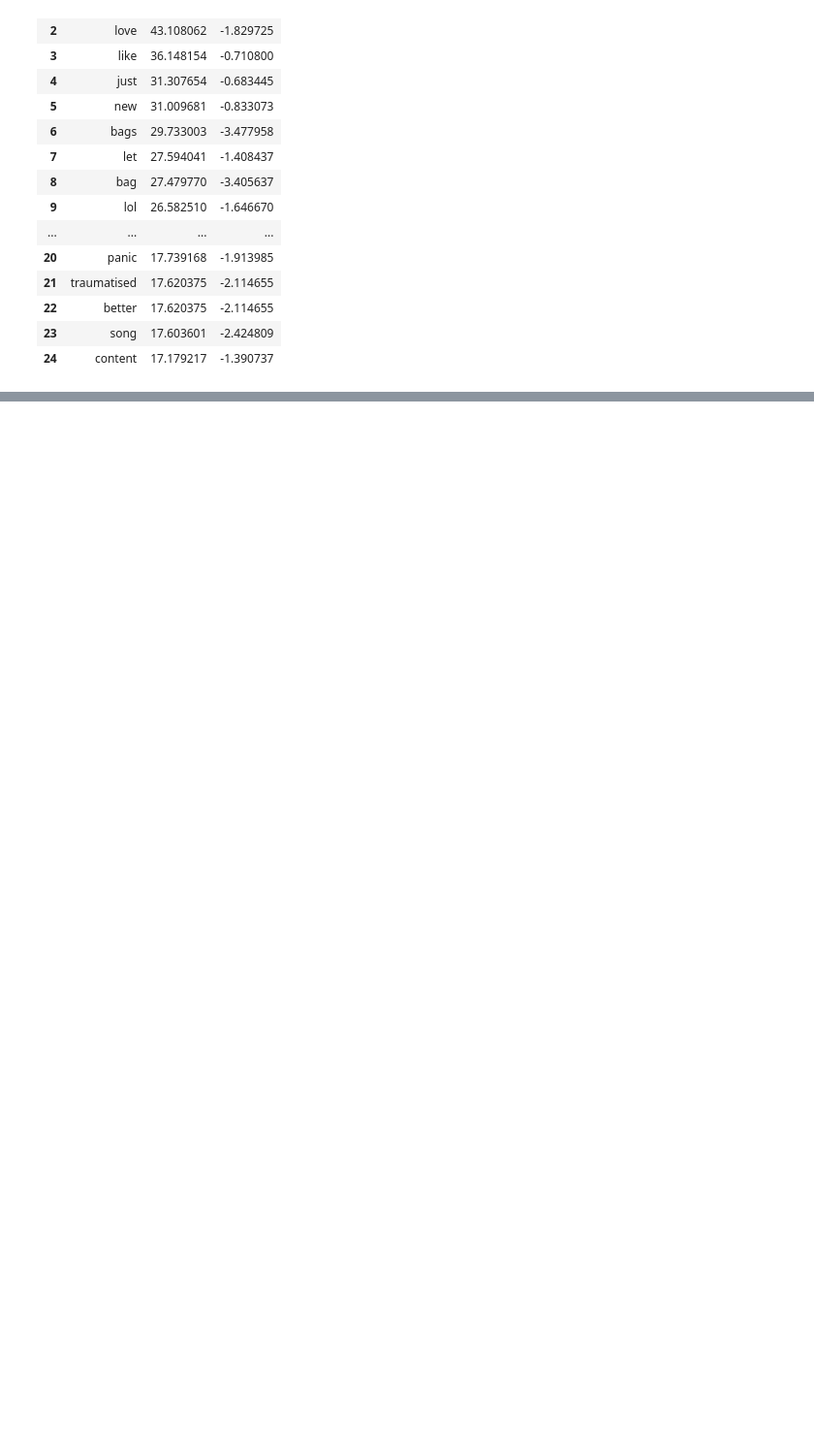
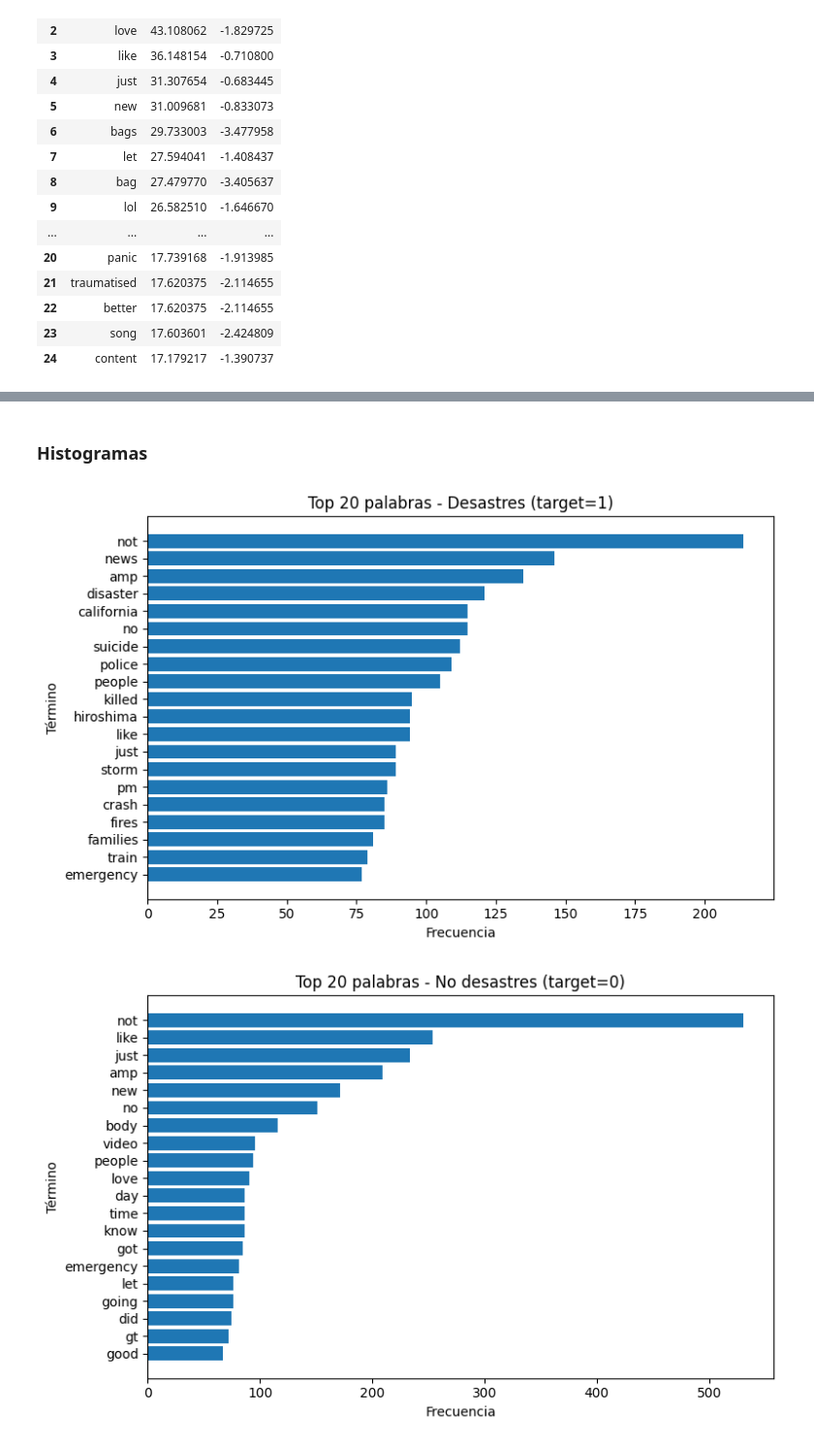
Before and after one commit to XavierLopez25/Lab05-DS, a Jupyter notebook: textMining.ipynb, the cells around one changed output, grey strips where cells are left out. Shown at 97% size. Drawn from its saved outputs; the diff is of its cells as text; code cells hidden in the pictures; blank space fills up the shorter version.

```diff
--- a/textMining.ipynb
+++ b/textMining.ipynb
@@ -413,0 +424,20 @@ display("Términos más informativos para No-Desastres (chi², unigramas)", top_
+# %%
+def term_freq_df(texts, ngram_range=(1,1), min_df=1):
+    vec = CountVectorizer(ngram_range=ngram_range, min_df=min_df)
+    X = vec.fit_transform(texts)
+    vocab = np.array(vec.get_feature_names_out())
+    freqs = np.asarray(X.sum(axis=0)).ravel()
+    out = pd.DataFrame({"term": vocab, "freq": freqs}).sort_values("freq", ascending=False).reset_index(drop=True)
+    return out
+
+freq_1 = term_freq_df(texts_1, (1,1))
+freq_0 = term_freq_df(texts_0, (1,1))
+
+display(freq_1.head(20))
+display(freq_0.head(20))
+
+most_1 = freq_1.iloc[0]
+most_0 = freq_0.iloc[0]
+
+print(f"Más repetida en DESASTRES (1): {most_1.term!r} (freq={int(most_1.freq)})")
+print(f"Más repetida en NO DESASTRES (0): {most_0.term!r} (freq={int(most_0.freq)})")
@@ -413,0 +501,18 @@ display("Términos más informativos para No-Desastres (chi², unigramas)", top_
+# %% [markdown]
+### Histogramas
+# %%
+def plot_top_bars(df_freq, title, top_n=20):
+    top = df_freq.head(top_n).iloc[::-1]
+    plt.figure(figsize=(8,5))
+    plt.barh(top["term"], top["freq"])
+    plt.title(title)
+    plt.xlabel("Frecuencia")
+    plt.ylabel("Término")
+    plt.tight_layout()
+    plt.show()
+
+plot_top_bars(freq_1, "Top 20 palabras - Desastres (target=1)", top_n=20)
+plot_top_bars(freq_0, "Top 20 palabras - No desastres (target=0)", top_n=20)
+# %% [output]
+[figure, added]
+[figure, added]
```
Also changed, not shown: parts of 21 cells of this notebook.
